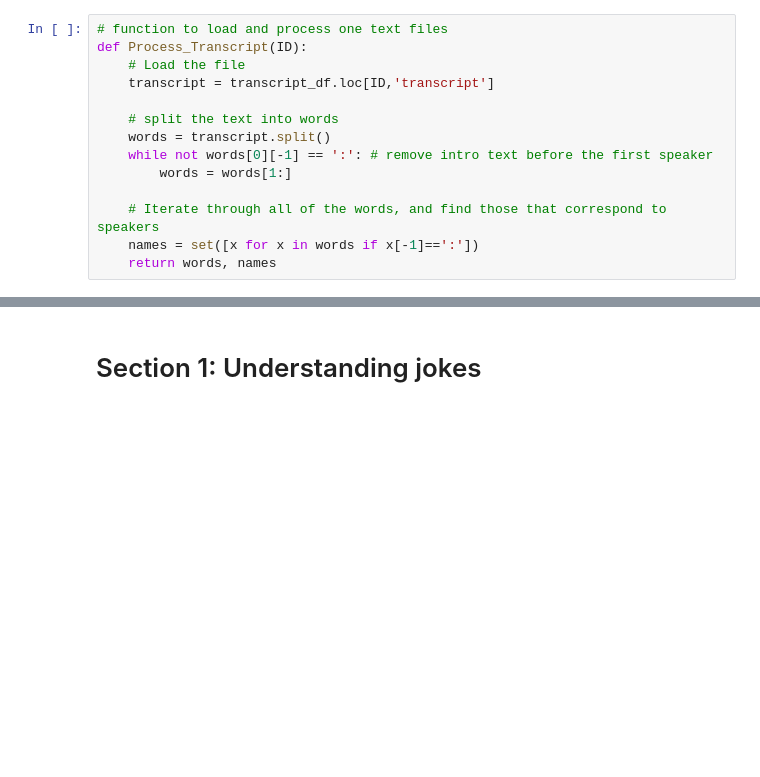
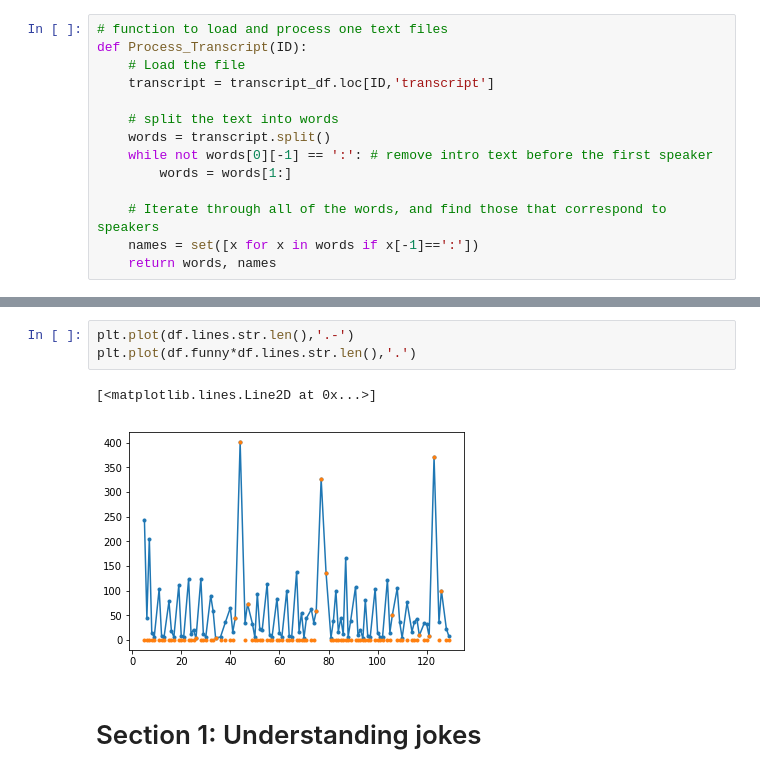
Before and after one commit to coraames/WaitWait, a Jupyter notebook: Wait Wait, Don't Analyze Me!.ipynb, the cells around one changed output, grey strips where cells are left out. Drawn from its saved outputs; the diff is of its cells as text; blank space fills up the shorter version.

```diff
--- a/Wait Wait, Don't Analyze Me!.ipynb
+++ b/Wait Wait, Don't Analyze Me!.ipynb
@@ -75,3 +208,9 @@ def Process_Transcript(ID):
+# %%
+plt.plot(df.lines.str.len(),'.-')
+plt.plot(df.funny*df.lines.str.len(),'.')
+# %% [output]
+[<matplotlib.lines.Line2D at 0x...>]
+[figure, added]
 # %% [markdown]
 # Section 1: Understanding jokes
 # %% [markdown]
```
Also changed, not shown: parts of 15 cells of this notebook.
